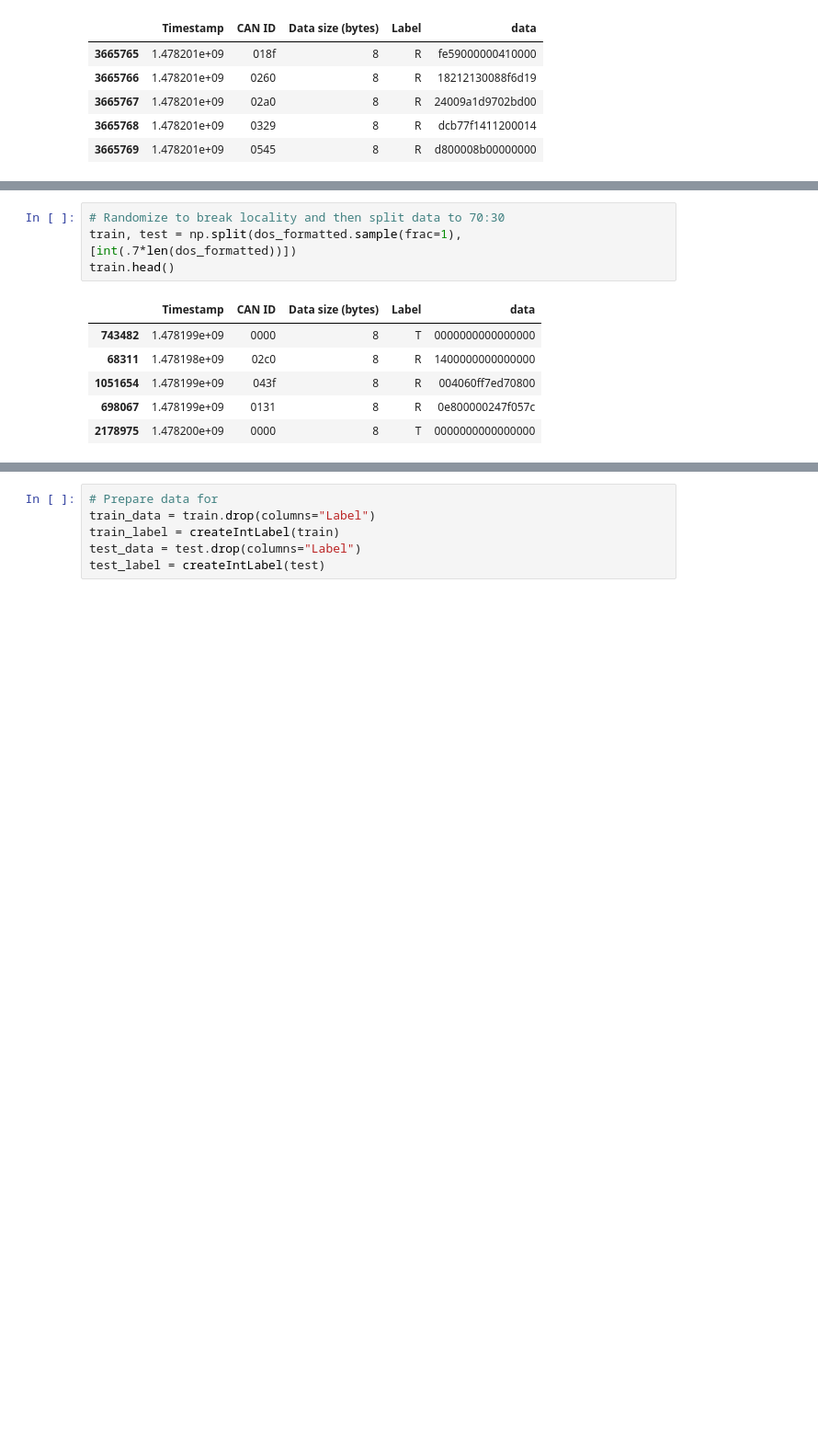
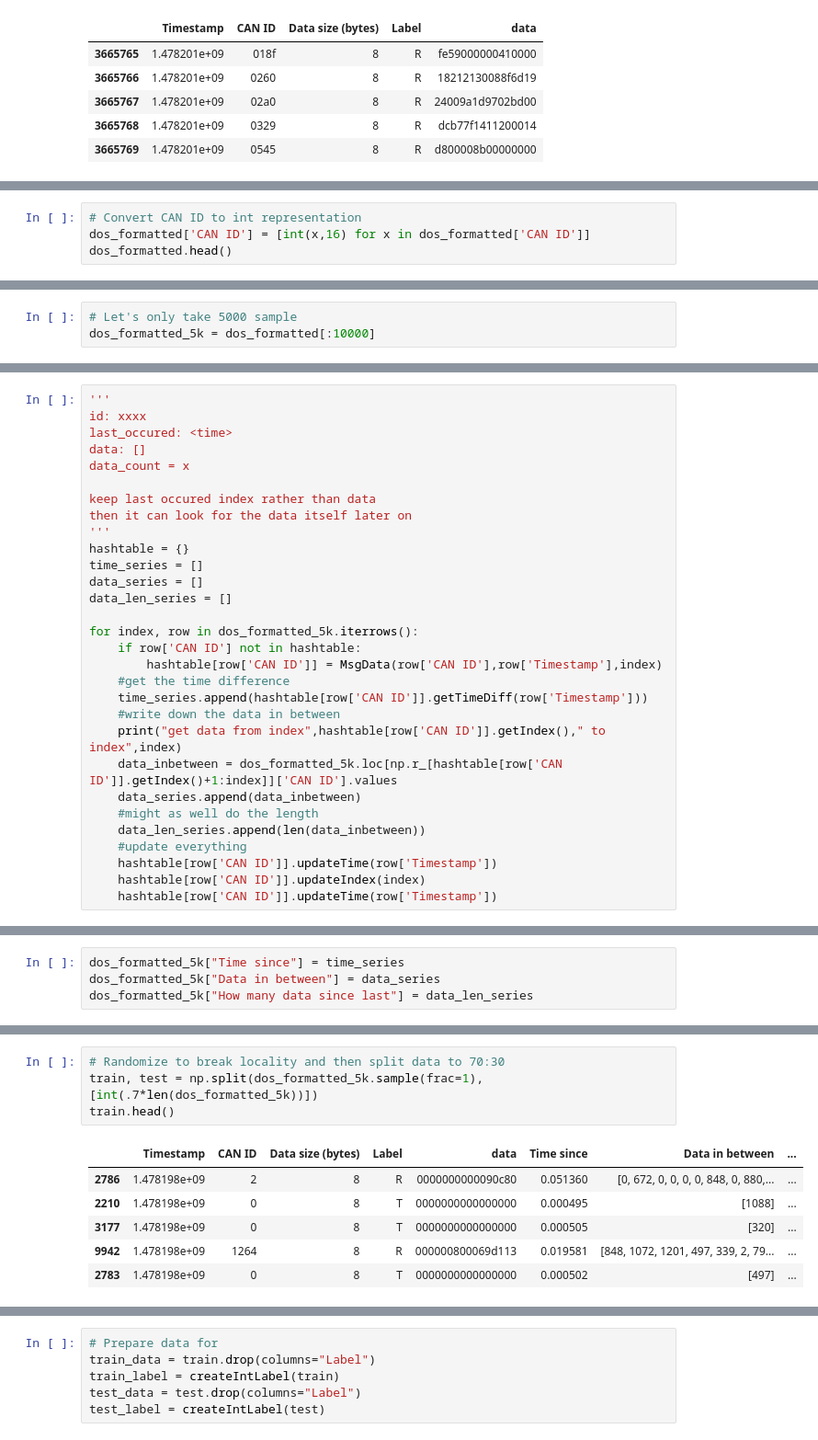
Before and after one commit to NaidaTania/ML-Test, a Jupyter notebook: Hacking dataset.ipynb, the cells around one changed output, grey strips where cells are left out. Shown: that part at 92% size. Drawn from its saved outputs; the diff is of its cells as text; blank space fills up the shorter version.

```diff
--- a/Hacking dataset.ipynb
+++ b/Hacking dataset.ipynb
@@ -147,0 +141,4 @@ dos_formatted.tail()
+# %%
+# Convert CAN ID to int representation
+dos_formatted['CAN ID'] = [int(x,16) for x in dos_formatted['CAN ID']]
+dos_formatted.head()
@@ -147,0 +152,3 @@ dos_formatted.tail()
+# %%
+# Let's only take 5000 sample
+dos_formatted_5k = dos_formatted[:10000]
@@ -147,0 +173,30 @@ dos_formatted.tail()
+# %%
+'''
+id: xxxx
+last_occured: <time>
+data: []
+data_count = x
+
+keep last occured index rather than data
+then it can look for the data itself later on
+'''
+hashtable = {}
+time_series = []
+data_series = []
+data_len_series = []
+
+for index, row in dos_formatted_5k.iterrows():
+    if row['CAN ID'] not in hashtable:
+        hashtable[row['CAN ID']] = MsgData(row['CAN ID'],row['Timestamp'],index)
+    #get the time difference
+    time_series.append(hashtable[row['CAN ID']].getTimeDiff(row['Timestamp']))
+    #write down the data in between
+    print("get data from index",hashtable[row['CAN ID']].getIndex()," to index",index)
+    data_inbetween = dos_formatted_5k.loc[np.r_[hashtable[row['CAN ID']].getIndex()+1:index]]['CAN ID'].values
+    data_series.append(data_inbetween)
+    #might as well do the length
+    data_len_series.append(len(data_inbetween))
+    #update everything
+    hashtable[row['CAN ID']].updateTime(row['Timestamp'])
+    hashtable[row['CAN ID']].updateIndex(index)
+    hashtable[row['CAN ID']].updateTime(row['Timestamp'])
@@ -147,0 +233,4 @@ dos_formatted.tail()
+# %%
+dos_formatted_5k["Time since"] = time_series
+dos_formatted_5k["Data in between"] = data_series
+dos_formatted_5k["How many data since last"] = data_len_series
@@ -148,14 +274,14 @@ dos_formatted.tail()
 # %%
 # Randomize to break locality and then split data to 70:30
-train, test = np.split(dos_formatted.sample(frac=1), [int(.7*len(dos_formatted))])
+train, test = np.split(dos_formatted_5k.sample(frac=1), [int(.7*len(dos_formatted_5k))])
 train.head()
 # %% [output]
-|  | Timestamp | CAN ID | Data size (bytes) | Label | data |
-| 743482 | 1.478199e+09 | 0000 | 8 | T | 0000000000000000 |
-| 68311 | 1.478198e+09 | 02c0 | 8 | R | 1400000000000000 |
-| 1051654 | 1.478199e+09 | 043f | 8 | R | 004060ff7ed70800 |
-| 698067 | 1.478199e+09 | 0131 | 8 | R | 0e800000247f057c |
-| 2178975 | 1.478200e+09 | 0000 | 8 | T | 0000000000000000 |
+|  | Timestamp | CAN ID | Data size (bytes) | Label | data | Time since | Data in between | ... |
+| 2786 | 1.478198e+09 | 2 | 8 | R | 0000000000090c80 | 0.051360 | [0, 672, 0, 0, 0, 0, 848, 0, 880,... | ... |
+| 2210 | 1.478198e+09 | 0 | 8 | T | 0000000000000000 | 0.000495 | [1088] | ... |
+| 3177 | 1.478198e+09 | 0 | 8 | T | 0000000000000000 | 0.000505 | [320] | ... |
+| 9942 | 1.478198e+09 | 1264 | 8 | R | 000000800069d113 | 0.019581 | [848, 1072, 1201, 497, 339, 2, 79... | ... |
+| 2783 | 1.478198e+09 | 0 | 8 | T | 0000000000000000 | 0.000502 | [497] | ... |
 # %%
 print(train.shape)
 print(test.shape)
```
Also changed, not shown: parts of 30 cells of this notebook.
